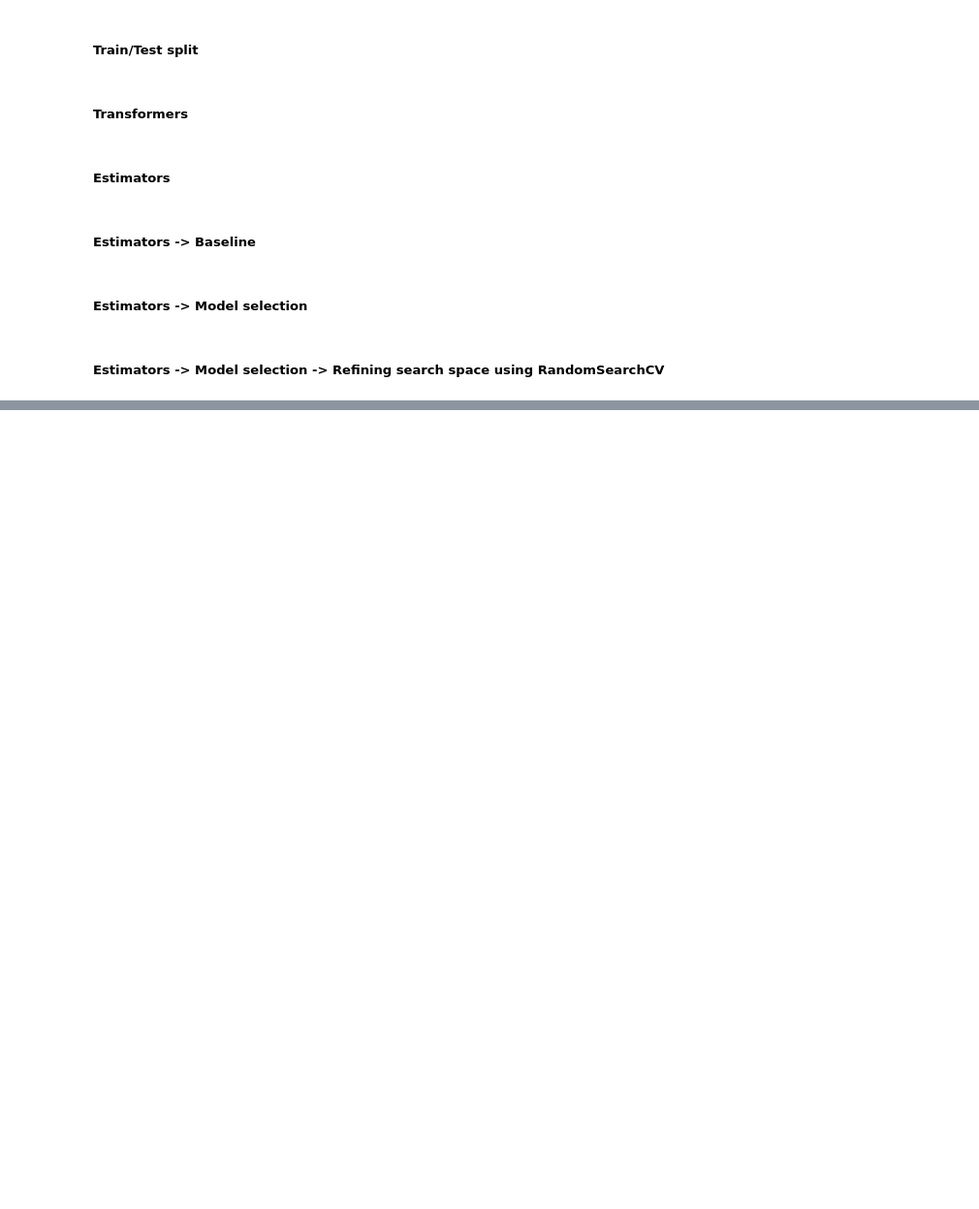
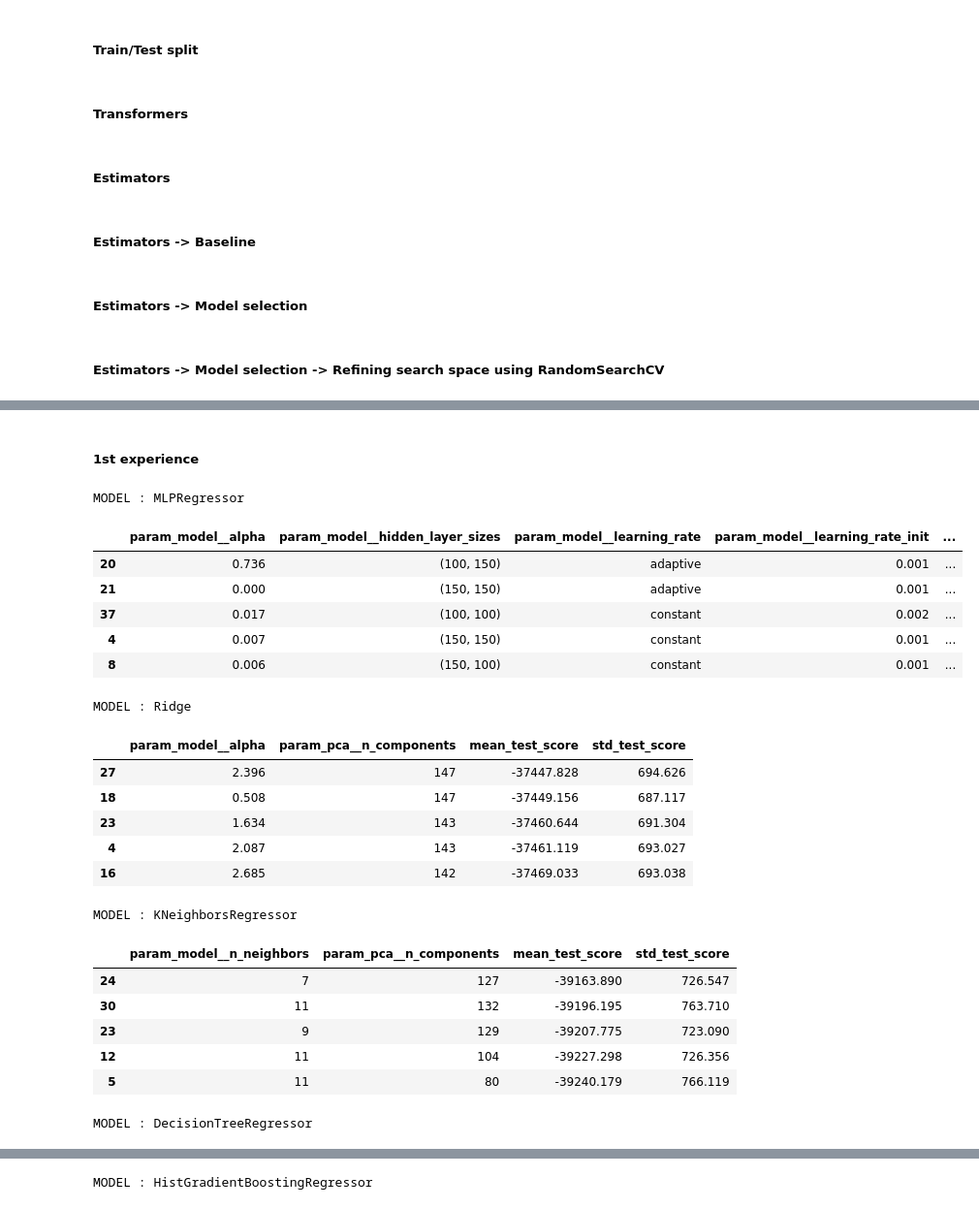
Before and after one commit to Excelsior7/ml_for_business_course, a Jupyter notebook: salary_prediction_v1.ipynb, the cells around one changed output, grey strips where cells are left out. Shown at 97% size. Saved outputs shown, nothing was run; the diff lists cells and outputs as text; code cells hidden in the pictures; blank space fills up the shorter version.

```diff
--- a/salary_prediction_v1.ipynb
+++ b/salary_prediction_v1.ipynb
@@ -5,6 +5,7 @@ import plotly.express as px
 from pathlib import Path
 
 pd.set_option('display.max_columns', None)
+pd.set_option('display.float_format', lambda x: '%.3f' % x)
 # %% [markdown]
 ### IMPORT DATA
 # %%
@@ -403,0 +348,66 @@ pd.DataFrame(cv_results[0][1]).sort_values(by="rank_test_score")
+# %%
+pd.set_option('display.max_colwidth', None)
+
+def display_top_performers(cv_results_path):
+    cv_results = load_file(cv_results_path)
+    for i in range(len(cv_results)):
+        print(f"MODEL : {cv_results[i][0]}")
+        top_five_hypp_performers = pd.DataFrame(cv_results[i][1]).nlargest(n=5,columns="mean_test_score")
+        display(pd.concat([top_five_hypp_performers.loc[:,"std_score_time":"params"].iloc[:,1:-1],top_five_hypp_performers[["mean_test_score","std_test_score"]]],axis=1))
+# %% [markdown]
+##### 1st experience
+# %%
+cv_results_path = Path("cv_results_v1.pkl")
+
+if not os.path.exists(cv_results_path):
+    hyperparameter_grid = [(MLPRegressor(), {
+                                'pca__n_components': randint(10,150),
+                                'model__hidden_layer_sizes': [(100,100),(100,150),(150,100),(150,150)],
+                                'model__learning_rate_init': loguniform(1e-4, 1),
+                                'model__learning_rate': ["constant", "adaptive"],
+                                'model__alpha': loguniform(1e-4, 1)
+                            }), (Ridge(), {
+                                'pca__n_components': randint(10,150),
+                                'model__alpha': uniform(loc=0,scale=3)
+                            }), (KNeighborsRegressor(), {
+                                'pca__n_components': randint(10,150),
+                                'model__n_neighbors': randint(5,30),
+                            }), (DecisionTreeRegressor(), {
+                                'pca__n_components': randint(10,150),
+                                'model__max_depth': randint(5,50),
+                                'model__min_samples_split': randint(5,20),
+                                'model__min_samples_leaf': randint(5,50)
+                            }), (HistGradientBoostingRegressor(), {
+                                'pca__n_components': randint(10,150),
+                                'model__learning_rate': loguniform(1e-4, 1),
+                                'model__max_iter': randint(5,50),
+                                'model__max_leaf_nodes': randint(5,200),
+                                'model__min_samples_leaf': randint(5,50)
+                            })]
+
+    cv_results = refine_ss_randomsearchcv(hyperparameter_grid,cv_results_path,n_iter=50,cv=10)
+# %%
+display_top_performers(cv_results_path)
+# %% [output]
+MODEL : MLPRegressor
+|  | param_model__alpha | param_model__hidden_layer_sizes | param_model__learning_rate | param_model__learning_rate_init | ... |
+| 20 | 0.736 | (100, 150) | adaptive | 0.001 | ... |
+| 21 | 0.000 | (150, 150) | adaptive | 0.001 | ... |
+| 37 | 0.017 | (100, 100) | constant | 0.002 | ... |
+| 4 | 0.007 | (150, 150) | constant | 0.001 | ... |
+| 8 | 0.006 | (150, 100) | constant | 0.001 | ... |
+MODEL : Ridge
+|  | param_model__alpha | param_pca__n_components | mean_test_score | std_test_score |
+| 27 | 2.396 | 147 | -37447.828 | 694.626 |
+| 18 | 0.508 | 147 | -37449.156 | 687.117 |
+| 23 | 1.634 | 143 | -37460.644 | 691.304 |
+| 4 | 2.087 | 143 | -37461.119 | 693.027 |
+| 16 | 2.685 | 142 | -37469.033 | 693.038 |
+MODEL : KNeighborsRegressor
+|  | param_model__n_neighbors | param_pca__n_components | mean_test_score | std_test_score |
+| 24 | 7 | 127 | -39163.890 | 726.547 |
+| 30 | 11 | 132 | -39196.195 | 763.710 |
+| 23 | 9 | 129 | -39207.775 | 723.090 |
+| 12 | 11 | 104 | -39227.298 | 726.356 |
+| 5 | 11 | 80 | -39240.179 | 766.119 |
+MODEL : DecisionTreeRegressor
@@ -403,0 +420 @@ pd.DataFrame(cv_results[0][1]).sort_values(by="rank_test_score")
+MODEL : HistGradientBoostingRegressor
```
Also changed, not shown: parts of 24 cells of this notebook, 4 other files.
